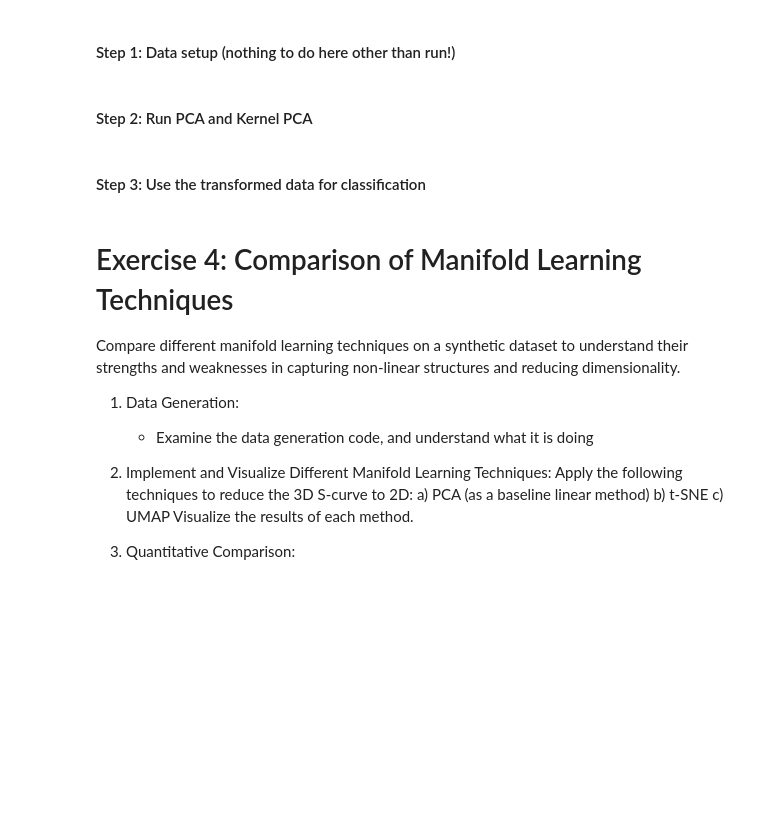
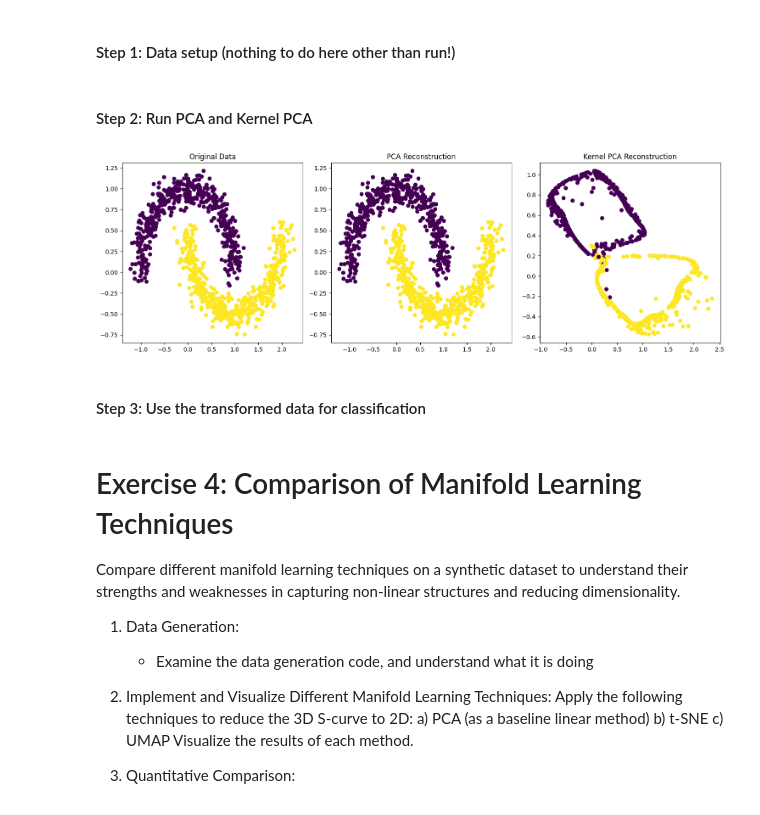
Before and after one commit to IST407/fixed2-student-lectures-nickmiceli7, a Jupyter notebook: 12-week12/lab-exercises (1).ipynb, the cells around one changed output. Drawn from its saved outputs; the diff is of its cells as text; code cells hidden in the pictures; blank space fills up the shorter version.

```diff
--- a/12-week12/lab-exercises (1).ipynb
+++ b/12-week12/lab-exercises (1).ipynb
@@ -192,33 +213,37 @@ X, y = generate_noisy_moons(n_samples=1000, noise=0.1)
 # %%
 
 # Apply PCA
-pca = #TODO implement pca and then run
-X_pca_reconstructed = #TODO use pca to reconstruct the data
+pca = PCA(n_components=2)
+X_pca = pca.fit_transform(X)
+X_pca_reconstructed = pca.inverse_transform(X_pca)
 
 # Apply Kernel PCA
-kpca = #TODO implement pca and then run
-X_kpca_reconstructed - #TODO use kpca to reconstruct the data
+kpca = KernelPCA(n_components=2, kernel='rbf', gamma=15, fit_inverse_transform=True)
+X_kpca = kpca.fit_transform(X)
+X_kpca_reconstructed = kpca.inverse_transform(X_kpca)
 
 # Visualize the data and reconstructions
 plt.figure(figsize=(15, 5))
 
 # Original data
 plt.subplot(131)
 plt.scatter(X[:, 0], X[:, 1], c=y, cmap='viridis')
 plt.title('Original Data')
 
 # PCA reconstruction
 plt.subplot(132)
 plt.scatter(X_pca_reconstructed[:, 0], X_pca_reconstructed[:, 1], c=y, cmap='viridis')
 plt.title('PCA Reconstruction')
 
 # Kernel PCA reconstruction
 plt.subplot(133)
 plt.scatter(X_kpca_reconstructed[:, 0], X_kpca_reconstructed[:, 1], c=y, cmap='viridis')
 plt.title('Kernel PCA Reconstruction')
 
 plt.tight_layout()
 plt.show()
+# %% [output]
+[figure, added]
 # %% [markdown]
 #### Step 3: Use the transformed data for classification
 # %%
```
Also changed, not shown: parts of 5 cells of this notebook.
